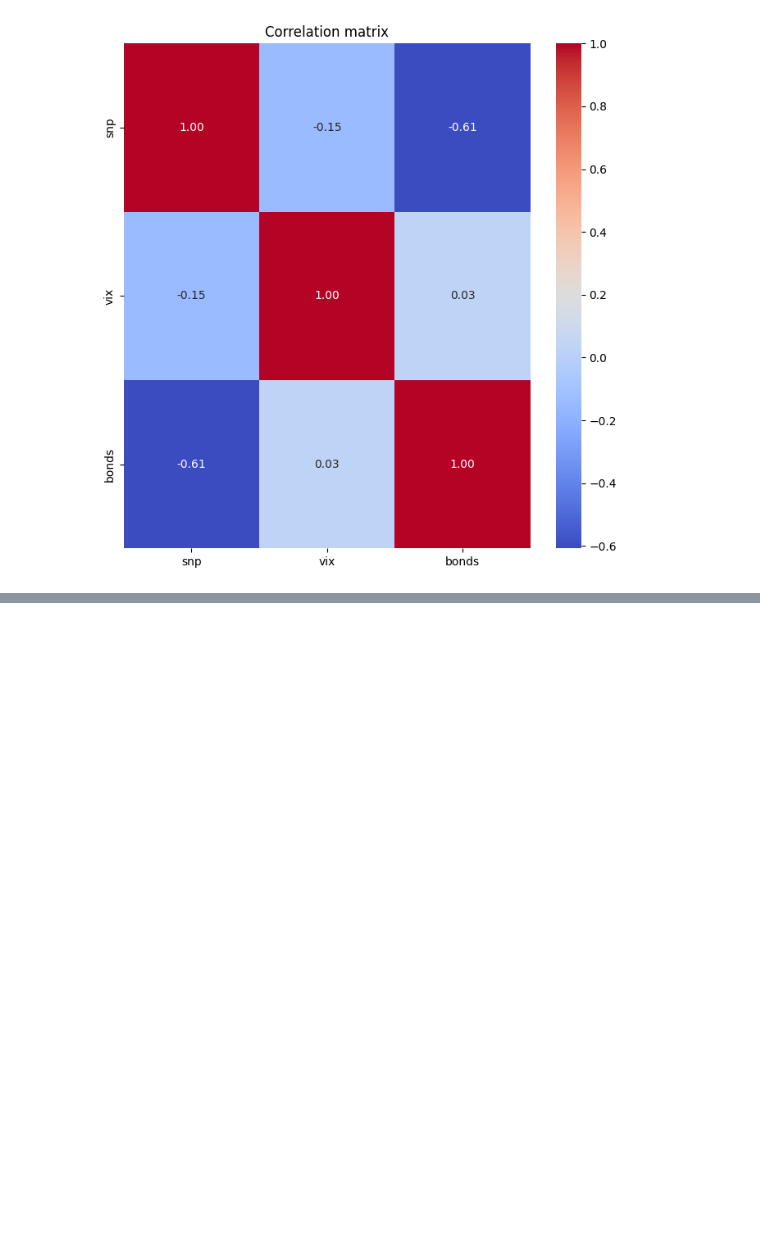
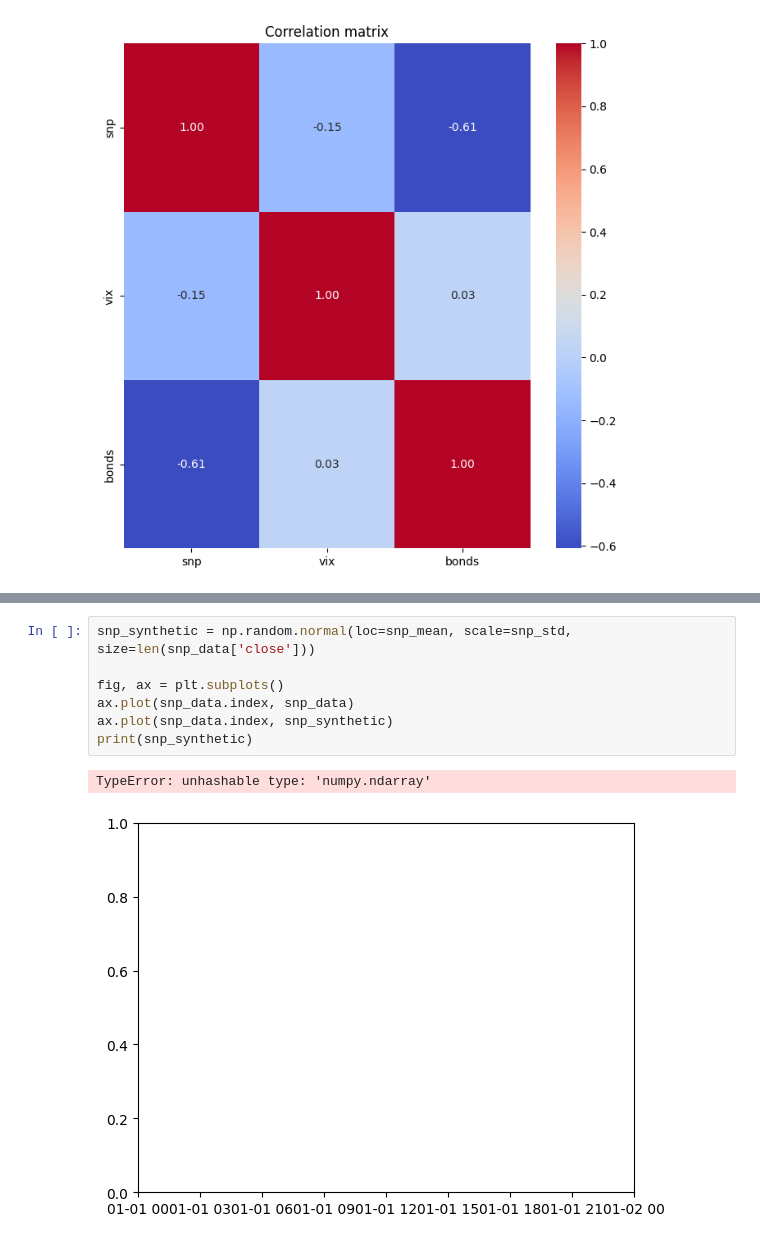
Before and after one commit to eddienubes/datascience-for-ek, a Jupyter notebook: project1/analysis.ipynb, the cells around one changed output, grey strips where cells are left out. Saved outputs shown, nothing was run; the diff lists cells and outputs as text; blank space fills up the shorter version.

```diff
--- a/project1/analysis.ipynb
+++ b/project1/analysis.ipynb
@@ -105,0 +129,10 @@ Text(0.5, 1.0, 'Correlation matrix')
+# %%
+snp_synthetic = np.random.normal(loc=snp_mean, scale=snp_std, size=len(snp_data['close']))
+
+fig, ax = plt.subplots()
+ax.plot(snp_data.index, snp_data)
+ax.plot(snp_data.index, snp_synthetic)
+print(snp_synthetic)
+# %% [output]
+TypeError: unhashable type: 'numpy.ndarray'
+[figure, added]
```
Also changed, not shown: parts of 5 cells of this notebook.
